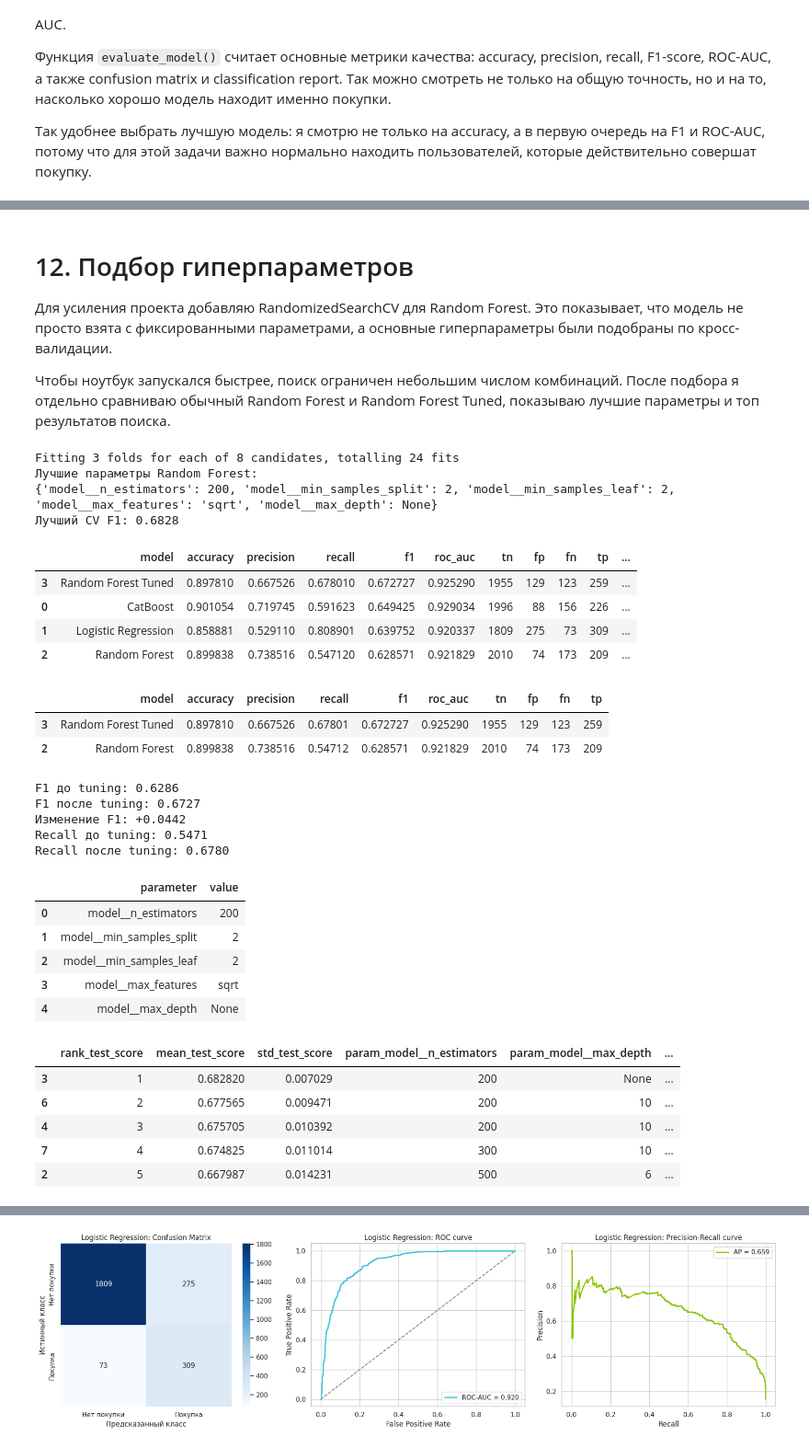
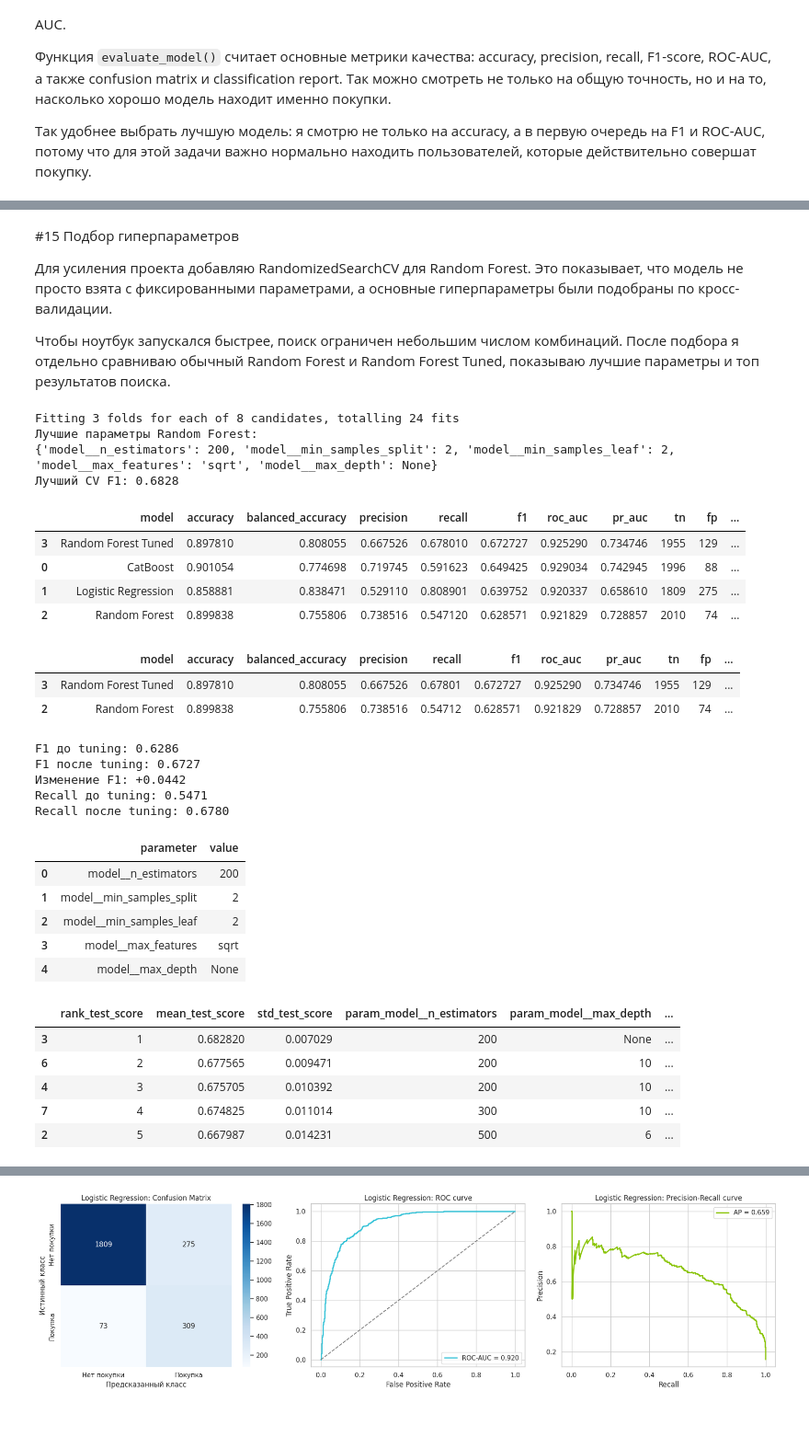
Before and after one commit to Matveycoolking/online_shoppe_predict, a Jupyter notebook: GoogleColab/online_shopper.ipynb, the cells around one changed output, grey strips where cells are left out. Shown at 92% size. Saved outputs shown, nothing was run; the diff lists cells and outputs as text; code cells hidden in the pictures; blank space fills up the shorter version.

```diff
--- a/GoogleColab/online_shopper.ipynb
+++ b/GoogleColab/online_shopper.ipynb
@@ -677,10 +830,12 @@ def evaluate_model(model: Any, X_data: pd.DataFrame, y_true: pd.Series) -> dict[
 
     return {
         "accuracy": accuracy_score(y_true, y_pred),
+        "balanced_accuracy": balanced_accuracy_score(y_true, y_pred),
         "precision": precision_score(y_true, y_pred, zero_division=0),
         "recall": recall_score(y_true, y_pred, zero_division=0),
         "f1": f1_score(y_true, y_pred, zero_division=0),
         "roc_auc": roc_auc_score(y_true, y_score),
+        "pr_auc": average_precision_score(y_true, y_score),
         "confusion_matrix": matrix.tolist(),
         "classification_report": classification_report(y_true, y_pred, zero_division=0, output_dict=True),
     }
@@ -691,10 +846,12 @@ def metrics_row(model_name: str, metrics: dict[str, Any]) -> dict[str, Any]:
     return {
         "model": model_name,
         "accuracy": metrics["accuracy"],
+        "balanced_accuracy": metrics["balanced_accuracy"],
         "precision": metrics["precision"],
         "recall": metrics["recall"],
         "f1": metrics["f1"],
         "roc_auc": metrics["roc_auc"],
+        "pr_auc": metrics["pr_auc"],
         "tn": confusion[0][0],
         "fp": confusion[0][1],
         "fn": confusion[1][0],
@@ -722,7 +879,7 @@ for model_name, estimator in build_models().items():
     metrics_by_model[model_name] = metrics
     rows.append(metrics_row(model_name, metrics))
 
-comparison = pd.DataFrame(rows).sort_values(by=["f1", "roc_auc"], ascending=False)
+comparison = pd.DataFrame(rows).sort_values(by=["f1", "pr_auc", "roc_auc"], ascending=False)
 display(comparison)
 # %% [output]
 Training: Logistic Regression
@@ -735,5 +892,5 @@ Training: CatBoost
 # %% [markdown]
-# 12. Подбор гиперпараметров
+#15 Подбор гиперпараметров
 
 Для усиления проекта добавляю RandomizedSearchCV для Random Forest. Это показывает, что модель не просто взята с фиксированными параметрами, а основные гиперпараметры были подобраны по кросс-валидации.
 
@@ -780,13 +937,13 @@ metrics_by_model["Random Forest Tuned"] = tuned_rf_metrics
 comparison = pd.concat(
     [comparison, pd.DataFrame([metrics_row("Random Forest Tuned", tuned_rf_metrics)])],
     ignore_index=True,
-).sort_values(by=["f1", "roc_auc"], ascending=False)
+).sort_values(by=["f1", "pr_auc", "roc_auc"], ascending=False)
 
 display(comparison)
 
 tuning_comparison = comparison[comparison["model"].isin(["Random Forest", "Random Forest Tuned"])].copy()
 tuning_comparison = tuning_comparison.sort_values("f1", ascending=False)
-display(tuning_comparison[["model", "accuracy", "precision", "recall", "f1", "roc_auc", "tn", "fp", "fn", "tp"]])
+display(tuning_comparison[["model", "accuracy", "balanced_accuracy", "precision", "recall", "f1", "roc_auc", "pr_auc", "tn", "fp", "fn", "tp"]])
 
 rf_before = metrics_by_model["Random Forest"]
 rf_after = metrics_by_model["Random Forest Tuned"]
@@ -795,41 +952,41 @@ print(f"F1 после tuning: {rf_after['f1']:.4f}")
 print(f"Изменение F1: {rf_after['f1'] - rf_before['f1']:+.4f}")
 print(f"Recall до tuning: {rf_before['recall']:.4f}")
 print(f"Recall после tuning: {rf_after['recall']:.4f}")
 
 best_params_df = pd.DataFrame(
     [{"parameter": key, "value": str(value)} for key, value in rf_search.best_params_.items()]
 )
 display(best_params_df)
 
 rf_cv_results = pd.DataFrame(rf_search.cv_results_)
 rf_cv_results = rf_cv_results.sort_values("rank_test_score").head(5)
 display(
     rf_cv_results[
         [
             "rank_test_score",
             "mean_test_score",
             "std_test_score",
             "param_model__n_estimators",
             "param_model__max_depth",
             "param_model__min_samples_split",
             "param_model__min_samples_leaf",
             "param_model__max_features",
         ]
     ]
 )
 # %% [output]
 Fitting 3 folds for each of 8 candidates, totalling 24 fits
 Лучшие параметры Random Forest:
 {'model__n_estimators': 200, 'model__min_samples_split': 2, 'model__min_samples_leaf': 2, 'model__max_features': 'sqrt', 'model__max_depth': None}
 Лучший CV F1: 0.6828
-|  | model | accuracy | precision | recall | f1 | roc_auc | tn | fp | fn | tp | ... |
-| 3 | Random Forest Tuned | 0.897810 | 0.667526 | 0.678010 | 0.672727 | 0.925290 | 1955 | 129 | 123 | 259 | ... |
-| 0 | CatBoost | 0.901054 | 0.719745 | 0.591623 | 0.649425 | 0.929034 | 1996 | 88 | 156 | 226 | ... |
-| 1 | Logistic Regression | 0.858881 | 0.529110 | 0.808901 | 0.639752 | 0.920337 | 1809 | 275 | 73 | 309 | ... |
-| 2 | Random Forest | 0.899838 | 0.738516 | 0.547120 | 0.628571 | 0.921829 | 2010 | 74 | 173 | 209 | ... |
+|  | model | accuracy | balanced_accuracy | precision | recall | f1 | roc_auc | pr_auc | tn | fp | ... |
+| 3 | Random Forest Tuned | 0.897810 | 0.808055 | 0.667526 | 0.678010 | 0.672727 | 0.925290 | 0.734746 | 1955 | 129 | ... |
+| 0 | CatBoost | 0.901054 | 0.774698 | 0.719745 | 0.591623 | 0.649425 | 0.929034 | 0.742945 | 1996 | 88 | ... |
+| 1 | Logistic Regression | 0.858881 | 0.838471 | 0.529110 | 0.808901 | 0.639752 | 0.920337 | 0.658610 | 1809 | 275 | ... |
+| 2 | Random Forest | 0.899838 | 0.755806 | 0.738516 | 0.547120 | 0.628571 | 0.921829 | 0.728857 | 2010 | 74 | ... |
-|  | model | accuracy | precision | recall | f1 | roc_auc | tn | fp | fn | tp |
-| 3 | Random Forest Tuned | 0.897810 | 0.667526 | 0.67801 | 0.672727 | 0.925290 | 1955 | 129 | 123 | 259 |
-| 2 | Random Forest | 0.899838 | 0.738516 | 0.54712 | 0.628571 | 0.921829 | 2010 | 74 | 173 | 209 |
+|  | model | accuracy | balanced_accuracy | precision | recall | f1 | roc_auc | pr_auc | tn | fp | ... |
+| 3 | Random Forest Tuned | 0.897810 | 0.808055 | 0.667526 | 0.67801 | 0.672727 | 0.925290 | 0.734746 | 1955 | 129 | ... |
+| 2 | Random Forest | 0.899838 | 0.755806 | 0.738516 | 0.54712 | 0.628571 | 0.921829 | 0.728857 | 2010 | 74 | ... |
 F1 до tuning: 0.6286
 F1 после tuning: 0.6727
 Изменение F1: +0.0442
```
Also changed, not shown: parts of 59 cells of this notebook, 6 other files.
